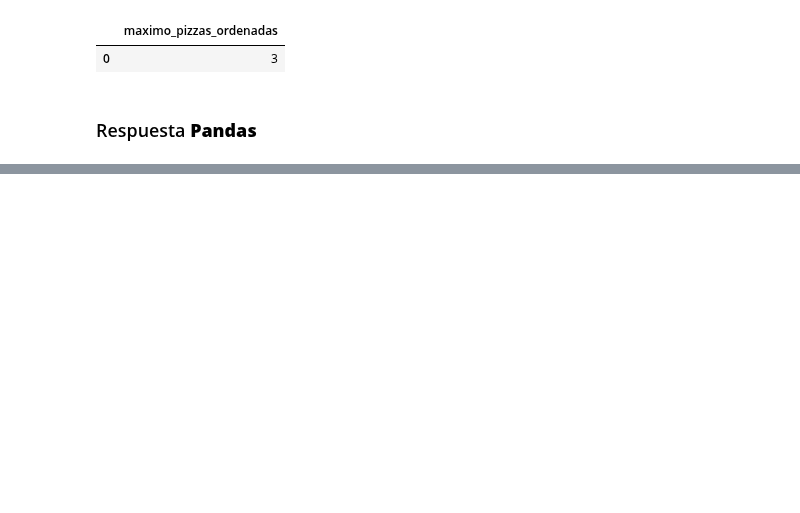
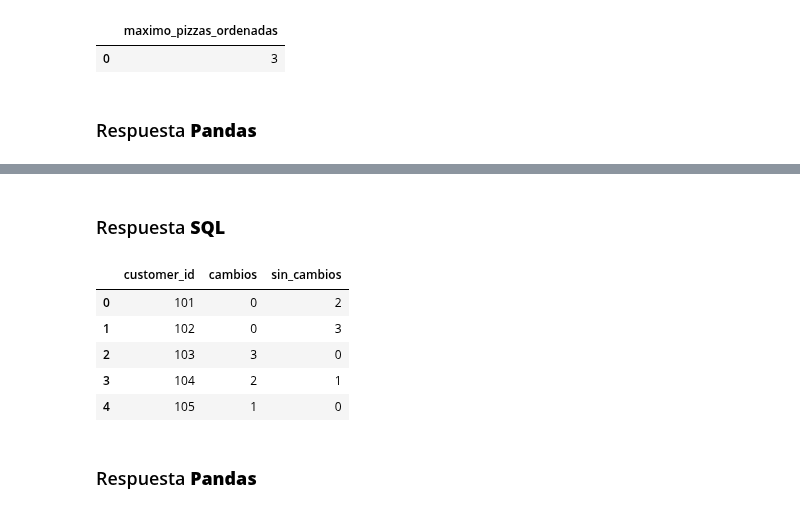
Before and after one commit to LLAES07/SQL_DESAFIO, a Jupyter notebook: Caso_2.ipynb, the cells around one changed output, grey strips where cells are left out. Drawn from its saved outputs; the diff is of its cells as text; code cells hidden in the pictures; blank space fills up the shorter version.

```diff
--- a/Caso_2.ipynb
+++ b/Caso_2.ipynb
@@ -705,3 +714,39 @@ pd.read_sql_query(query, connection)
+# %% [markdown]
+### Respuesta **SQL**
+# %%
+query = '''
+  SELECT
+    c.customer_id,
+    SUM(CASE
+      WHEN CAST(c.exclusions AS FLOAT) !=0 OR CAST(c.extras AS FLOAT) !=0 THEN 1
+      ELSE 0
+    END) AS cambios,
+    SUM(CASE
+      WHEN CAST(c.exclusions AS FLOAT) =0 AND CAST(c.extras AS FLOAT) =0 THEN 1
+      ELSE 0
+    END) AS sin_cambios
+  FROM
+    customer_orders c
+  LEFT JOIN
+    runner_orders r
+    ON
+      c.order_id = r.order_id
+  WHERE
+    CAST(r.distance AS INTEGER) !=0
+  GROUP BY
+    c.customer_id
+
+'''
+pd.read_sql_query(query, connection)
+# %% [output]
+|  | customer_id | cambios | sin_cambios |
+| 0 | 101 | 0 | 2 |
+| 1 | 102 | 0 | 3 |
+| 2 | 103 | 3 | 0 |
+| 3 | 104 | 2 | 1 |
+| 4 | 105 | 1 | 0 |
+# %% [markdown]
+### Respuesta **Pandas**
 # %%
 df_merge = pd.merge(df_customer_orders, df_runner_orders, on='order_id')
 df_merge = df_merge[(df_merge['distance']!=0) & (df_merge['distance']!='')]
```
Also changed, not shown: parts of 21 cells of this notebook.
